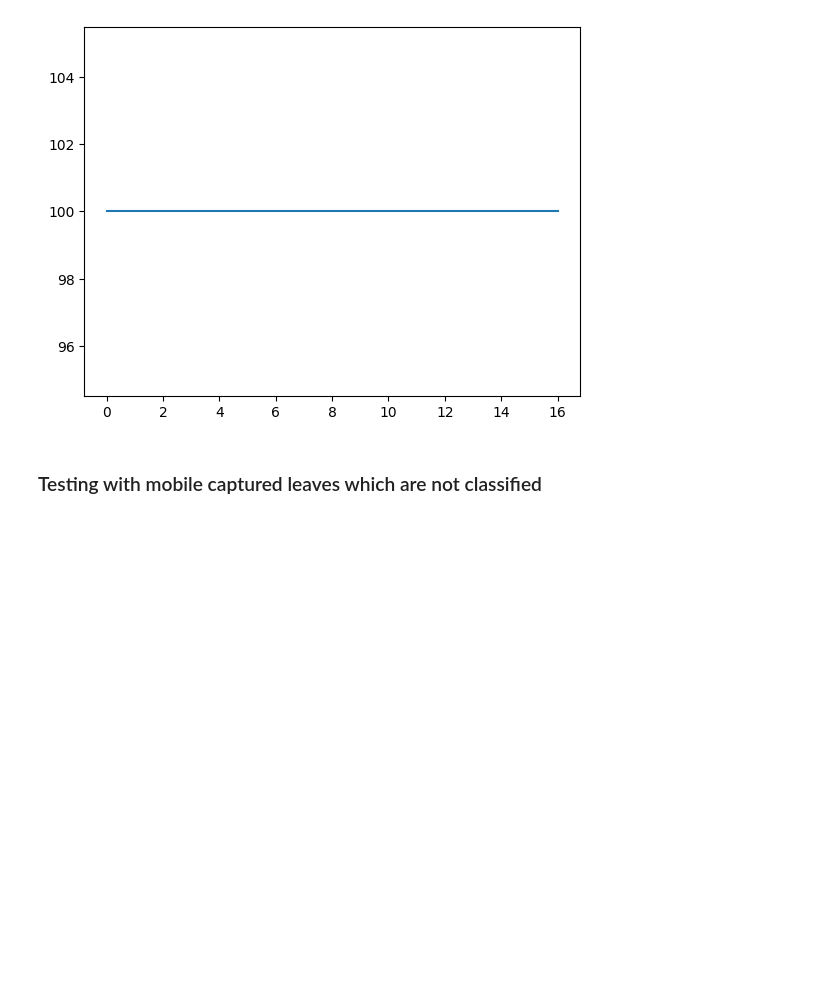
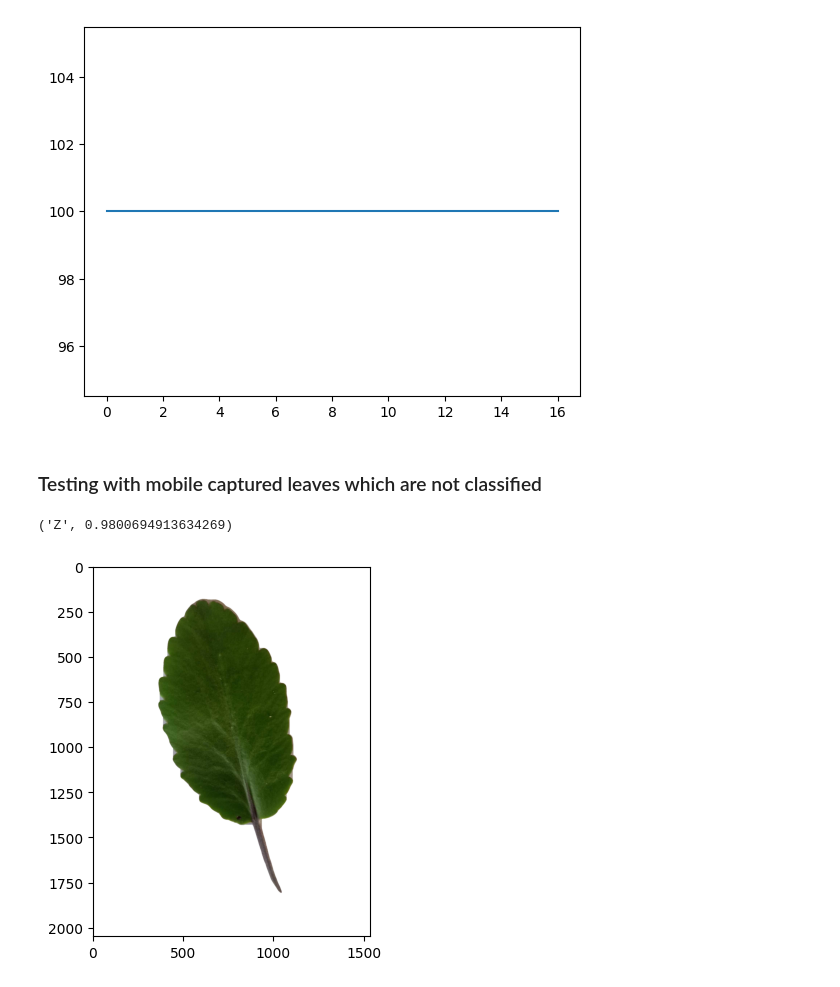
Before and after one commit to Eanspick/Herbal-Identification, a Jupyter notebook: src/classify_leaves.ipynb, the cells around one changed output. Cells and saved outputs as stored; diff of their text form; code cells hidden in the pictures; blank space fills up the shorter version.

Commit message:
Test svm

```diff
--- a/src/classify_leaves.ipynb
+++ b/src/classify_leaves.ipynb
@@ -259,8 +262,4 @@ from modules.preprocess import subtract_background
 # %%
-from modules.preprocess import NAMES, extract_features
-from modules.dataset import UNIQUE_PLANTS
-
-
 def get_features(img: MatLike):
     return pd.DataFrame.from_records(  # type: ignore
         [extract_features(0, img)], columns=NAMES
@@ -268,11 +267,27 @@ def get_features(img: MatLike):
 
 
 def predict(features: pd.DataFrame):
-    prediction_probabilities: list[int] = list(svm_clf.predict_proba( # type: ignore
-        sc_X.transform(features) # type: ignore
-    )[0])
+    prediction_probabilities: list[int] = list(
+        svm_clf.predict_proba(  # type: ignore
+            sc_X.transform(features)  # type: ignore
+        )[0]
+    )
     probability = sorted(prediction_probabilities)[-1]
     result = prediction_probabilities.index(probability)
     return result, probability
+# %%
+filename = r"D:\.R5-3600-Desktop\Documents\Code\ACLC-Butuan\Other\Herbal-Identification\5a36acaf-38d8-4499-b3b3-96f9db1322da.jpeg"
+
+test_img = cv2.imread(filename)
+img = cv2.cvtColor(test_img, cv2.COLOR_BGR2RGB)
+img = subtract_background(img)
+
+pred, prob = predict(get_features(img))
+
+plt.imshow(img)
+UNIQUE_PLANTS[pred], prob
+# %% [output]
+('Z', 0.9800694913634269)
+[figure, added]
 # %%
 filename = r"D:\.R5-3600-Desktop\Documents\Code\ACLC-Butuan\Other\Herbal-Identification\test-image\curry leaf.jpg"
```
Also changed, not shown: parts of 18 cells of this notebook, 4 other files.
